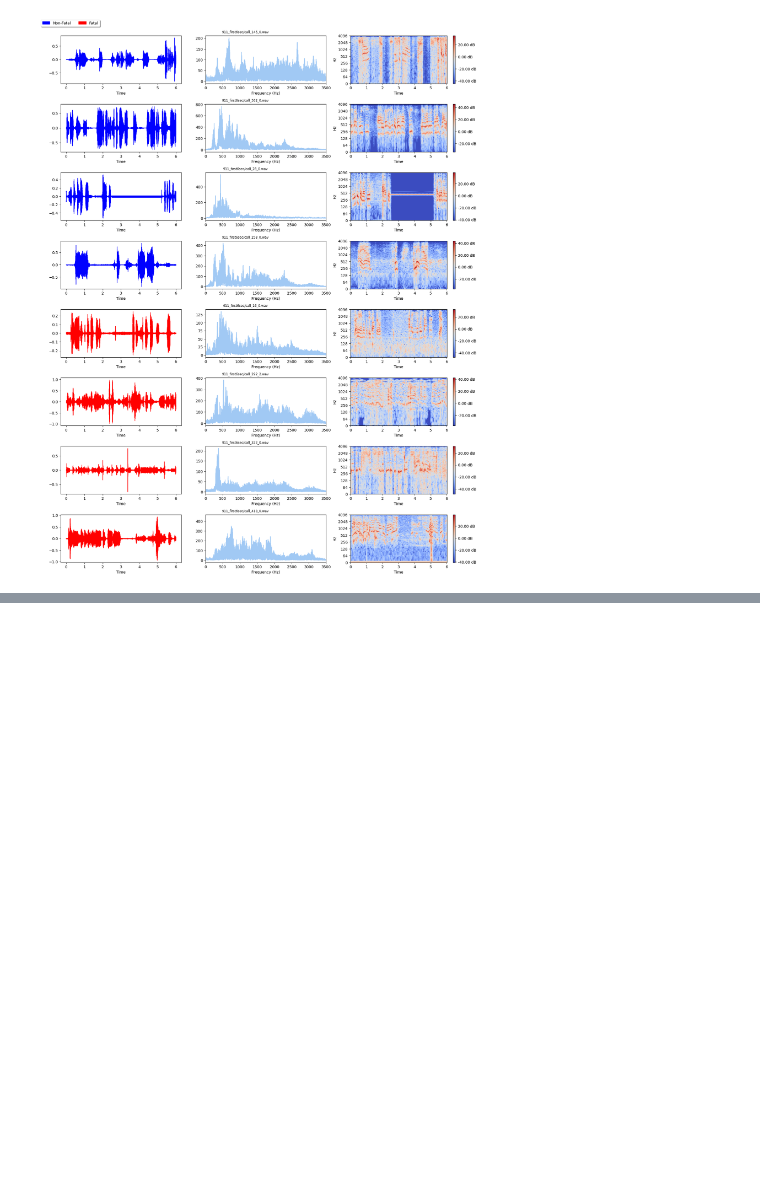
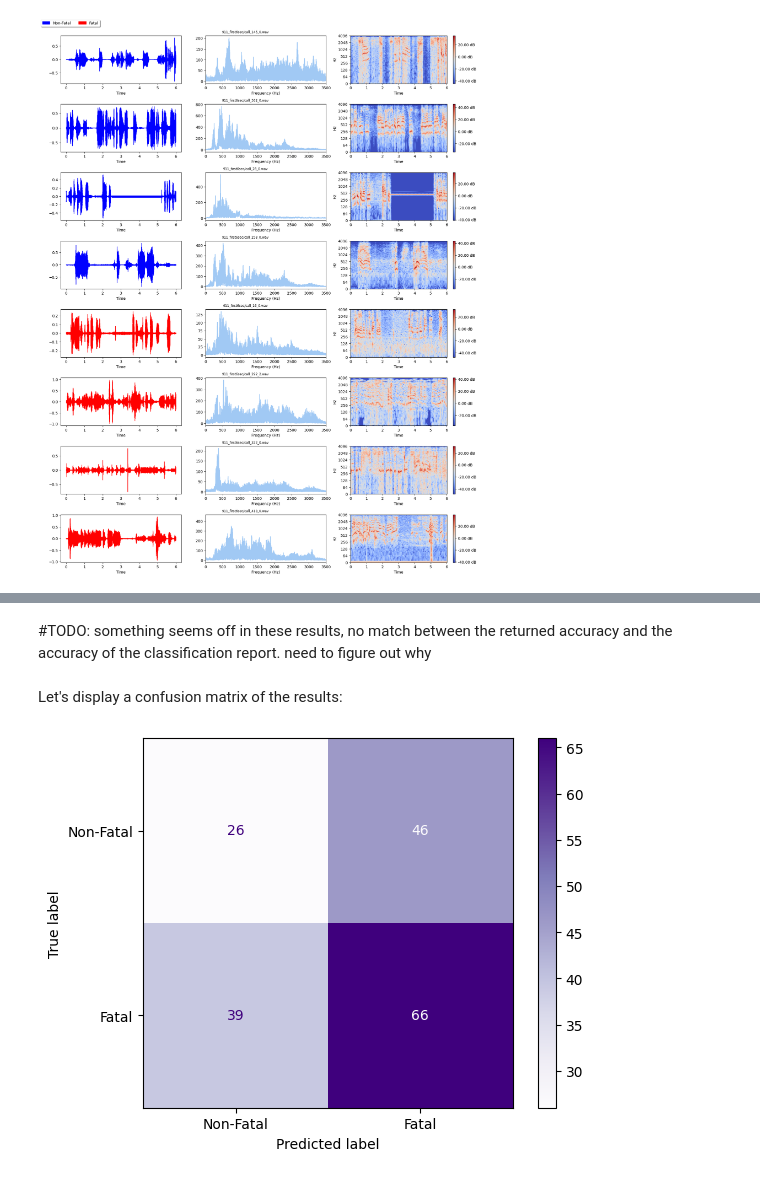
Before and after one commit to ramwtz/data-science-project, a Jupyter notebook: eda.ipynb, the cells around one changed output, grey strips where cells are left out. Cells and saved outputs as stored; diff of their text form; code cells hidden in the pictures; blank space fills up the shorter version.

```diff
--- a/eda.ipynb
+++ b/eda.ipynb
@@ -700,0 +946,8 @@ Based on these findings, we will try to create a model that will discern between
+# %%
+large_model_y_probability = large_model.predict(X_test_large_model, verbose=0)
+large_model_y_predicted = np.argmax(large_model_y_probability, axis=-1)
+
+large_model_report = metrics.classification_report(
+    y_test_large_model, large_model_y_predicted, digits=4,
+    target_names=['Non-Fatal','Fatal'])
+print(large_model_report)
@@ -700,0 +963,12 @@ Based on these findings, we will try to create a model that will discern between
+# %% [markdown]
+#TODO: something seems off in these results, no match between the returned accuracy and the accuracy of the classification report. need to figure out why
+# %% [markdown]
+Let's display a confusion matrix of the results:
+# %%
+metrics.ConfusionMatrixDisplay.from_predictions(
+    y_test_large_model, large_model_y_predicted,
+    display_labels=['Non-Fatal','Fatal'],
+    cmap='Purples')
+plt.show()
+# %% [output]
+[figure, added]
```
Also changed, not shown: parts of 38 cells of this notebook, 1 other file.
